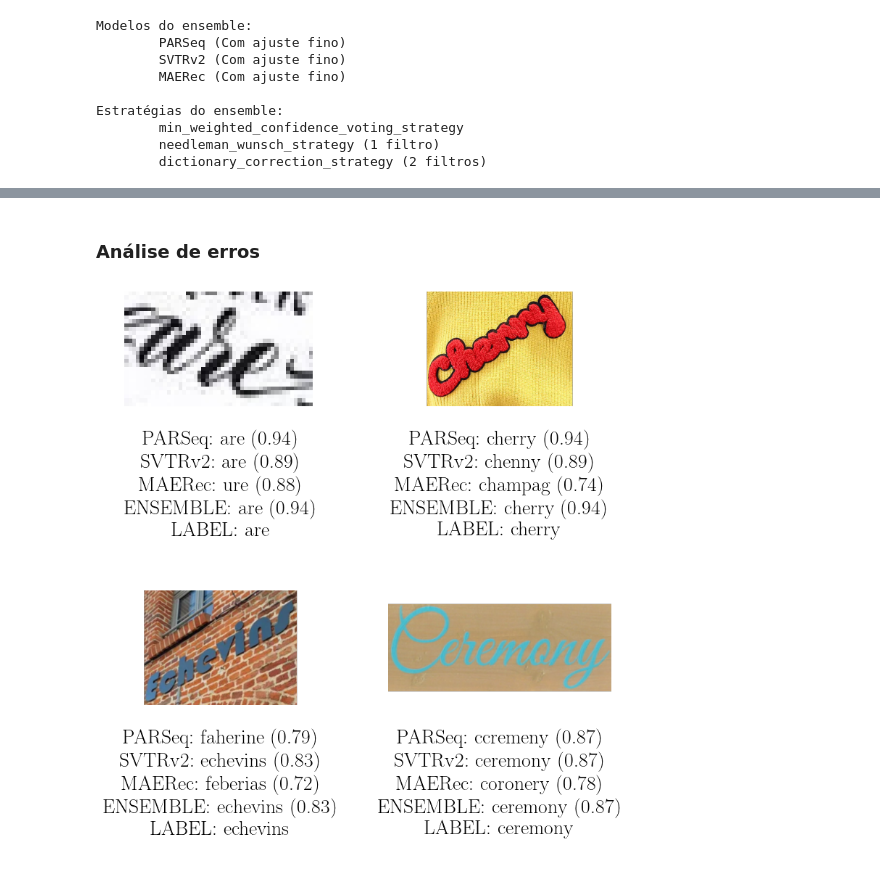
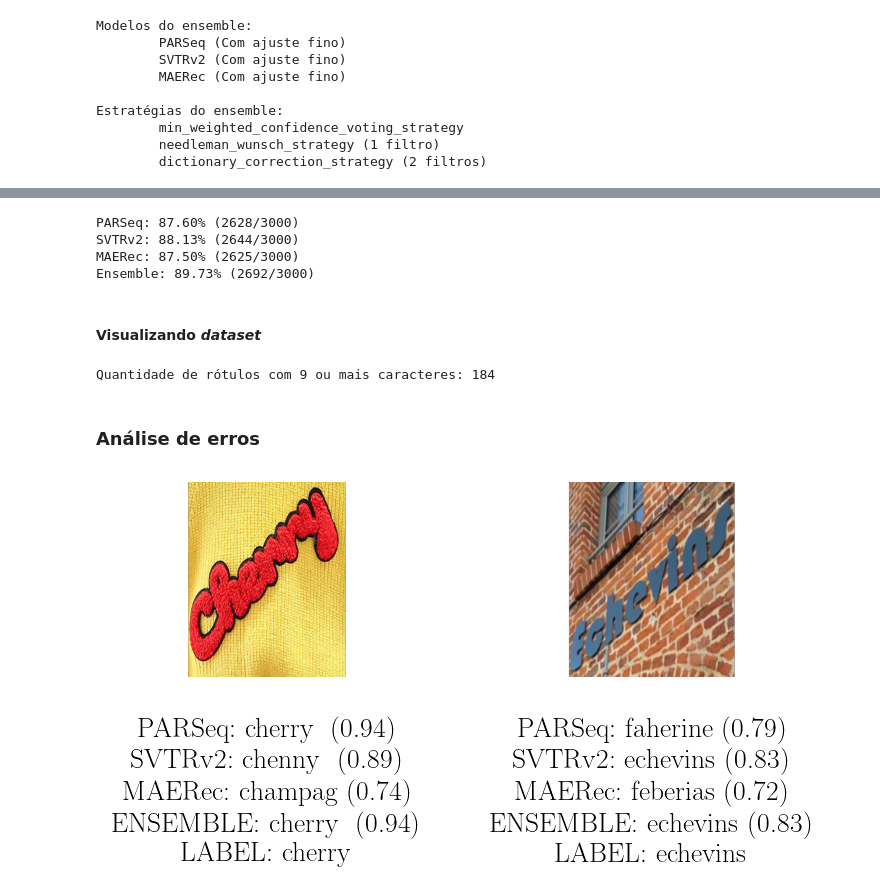
Before and after one commit to lucas-azdias/Artistic-Text-Recognition, a Jupyter notebook: artefatos/Ensemble.ipynb, the cells around one changed output, grey strips where cells are left out. Saved outputs shown, nothing was run; the diff lists cells and outputs as text; code cells hidden in the pictures.

```diff
--- a/artefatos/Ensemble.ipynb
+++ b/artefatos/Ensemble.ipynb
@@ -976,18 +976,18 @@ class Ensemble:
         # Salva as predições no diretório de saída
         names = [
             *[
-                model.name + (" tuned" if model.should_use_tuned else "")
+                (model.name, model.should_use_tuned)
                 for model in self.__models
             ],
-            self.name,
+            (self.name, False),
         ]
         preds = [
             *[model_predictions for model_predictions in models_predictions],
             results,
         ]
-        for name, preds in zip(names, preds):
+        for (name, is_tuned), preds in zip(names, preds):
             if should_output:
-                write_results(self.output_dir / get_results_name(name), preds)
+                write_results(self.output_dir / get_results_name(name, is_tuned), preds)
 
             if verbose:
                 print_wra(name, preds)
@@ -1542,0 +1594,6 @@ Ensemble: 89.90% (2697/3000)
+# %%
+d_ensemble = Ensemble(
+    name="Ensemble",
+    models=models,
+    strategies=strategies[:2]
+)
@@ -1543,3 +1609,18 @@ Ensemble: 89.90% (2697/3000)
+# %%
+results = d_ensemble.run(infer_imgs, infer_items, verbose = True)
+# %% [output]
+PARSeq: 87.60% (2628/3000)
+SVTRv2: 88.13% (2644/3000)
+MAERec: 87.50% (2625/3000)
+Ensemble: 89.73% (2692/3000)
+# %% [markdown]
+#### Visualizando *dataset*
+# %%
+# Conta rótulos com 9 ou mais caracteres
+count = sum(1 for l in dataset_items["testB"] if len(l.label) >= 9)
+print(f"Quantidade de rótulos com 9 ou mais caracteres: {count}")
+# %% [output]
+Quantidade de rótulos com 9 ou mais caracteres: 184
 # %% [markdown]
 ### Análise de erros
 # %%
@@ -1556,8 +1637,8 @@ def plot_ensemble_predictions(
     fig, axes = plt.subplots(nrows, ncols, figsize=figsize)
     axes = axes.flatten() if n > 1 else [axes]
 
-    def make_entry(name: str, pred: str, label: str, confidence: list[float] = []) -> str:
-        conf_str = f" ({np.average(confidence):.2f})" if confidence else "~~~~~~~"
+    def make_entry(name: str, pred: str, label: str, confidence: list[float] = []) -> tuple[str, tuple[str, str, str]]:
+        conf_str = f"~({np.average(confidence):.2f})" if confidence else "~~~~~~~"
 
         pred_highlight = ""
         for i in range(max(len(pred), len(label))):
@@ -1568,7 +1649,7 @@ def plot_ensemble_predictions(
             else:
                 pred_highlight += r"\textcolor{red}{" + str(p) + r"}"
 
-        return f"{name}:~{pred_highlight}{conf_str}"
+        return f"{name}:~{pred_highlight} {conf_str}", (name, pred, conf_str)
 
     for i, ax in enumerate(axes):
         if i >= n:
@@ -1636,10 +1717,18 @@ def plot_ensemble_predictions(
         entries.append(make_entry("LABEL", ensemble_pred.true, ensemble_pred.true))
 
         # Corrigindo por comprimento dos nomes
-        len_names = [len(entry.split(":")[0]) for entry in entries]
+        len_names = [len(parts[0]) for _, parts in entries]
+        names_correction = ["~" * (max(len_names) - len_names[i]) for i in range(len(entries))]
+
+        # Corrigindo por comprimento das predições
+        len_preds = [len(parts[1]) for _, parts in entries]
+        preds_correction = ["~" * (max(len_preds) - len_preds[i]) for i in range(len(entries))]
+
+        # Ajustando entradas
+        entries = [(entry.split(" "), parts) for entry, parts in entries]
         entries = [
-            r"\text{" + ("~" * (max(len_names) - len_names[i])) + entry + "}"
-            for i, entry in enumerate(entries)
+            f"\\text{{{names_correction[i]}{entry[0]}{preds_correction[i]}{entry[1]}}}"
+            for i, (entry, parts) in enumerate(entries)
         ]
 
         # Adiciona texto
@@ -1659,23 +1748,23 @@ def plot_ensemble_predictions(
 # %%
 correct_results = [
     result
     for result in results
     if result.eval()
 ]
 
 plot_ensemble_predictions(
     [
-        correct_results[1],
+        # correct_results[1],
         correct_results[1515],
         correct_results[2097],
-        correct_results[2198]
+        # correct_results[2198],
     ],
     2,
-    (8, 8),
+    (8, 3),
     "results-correct.pdf"
 )
 # %% [output]
-[figure, old version]
+[figure, new version]
 # %%
 wrong_results = [
     result
```
Also changed, not shown: parts of 20 cells of this notebook.
